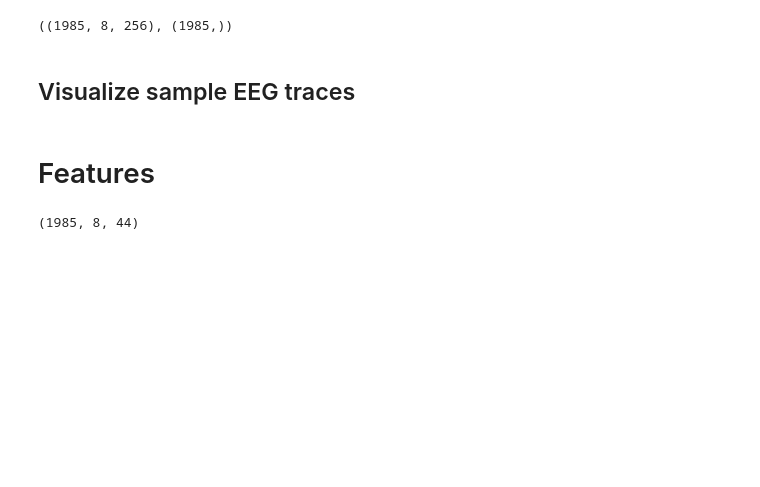
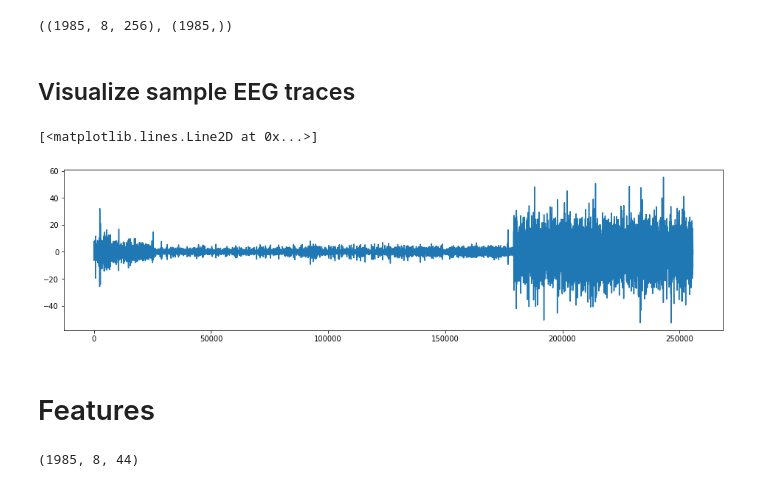
Before and after one commit to ylin00/seizurecast, a Jupyter notebook: Feature-model.ipynb, the cells around one changed output. Cells and saved outputs as stored; diff of their text form; code cells hidden in the pictures; blank space fills up the shorter version.

```diff
--- a/Feature-model.ipynb
+++ b/Feature-model.ipynb
@@ -163,6 +163,15 @@ def peek_time_series(dataset, labels):
         ax.set_title(labels[ishows[i]])
 
 # peek_time_series(dataset, labels)
+# %%
+ds = np.concatenate(dataset[1:1000], 1)
+plt.figure(figsize=[16, 4])
+plt.plot(ds.T[::-1,1])
+
+# pd.DataFrame(ds.T[::-1,1]).rolling(1000).mean().plot()
+# %% [output]
+[<matplotlib.lines.Line2D at 0x...>]
+[figure, added]
 # %% [markdown]
 # Features
 # %%
```
Also changed, not shown: 2 other files.
